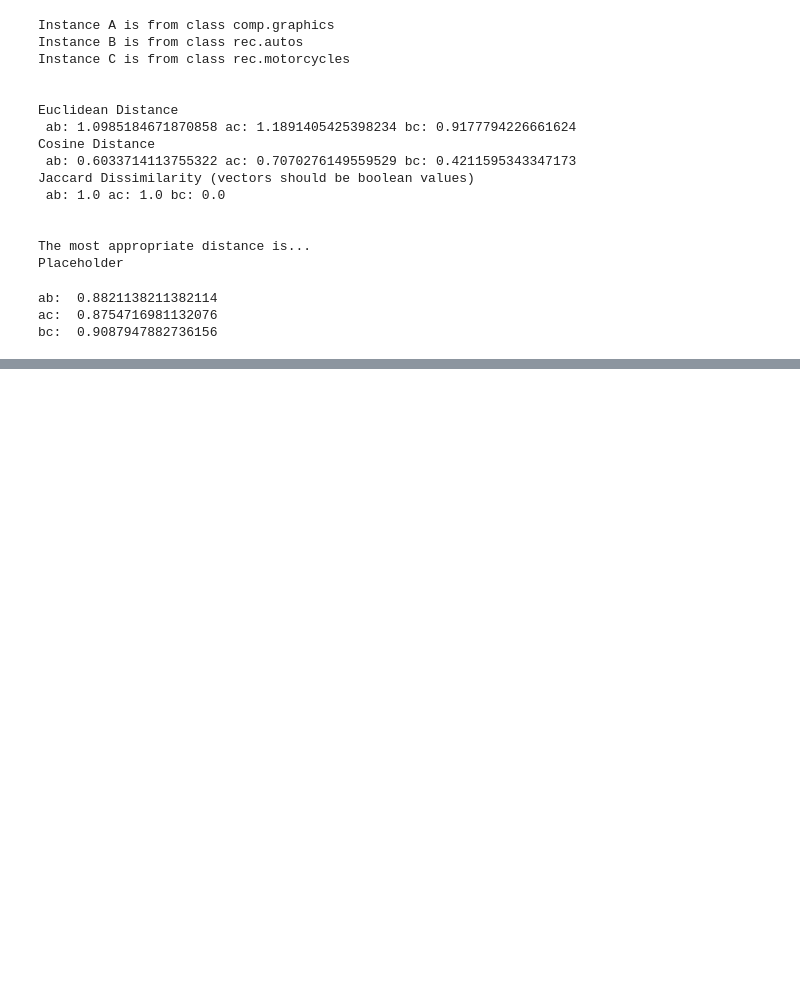
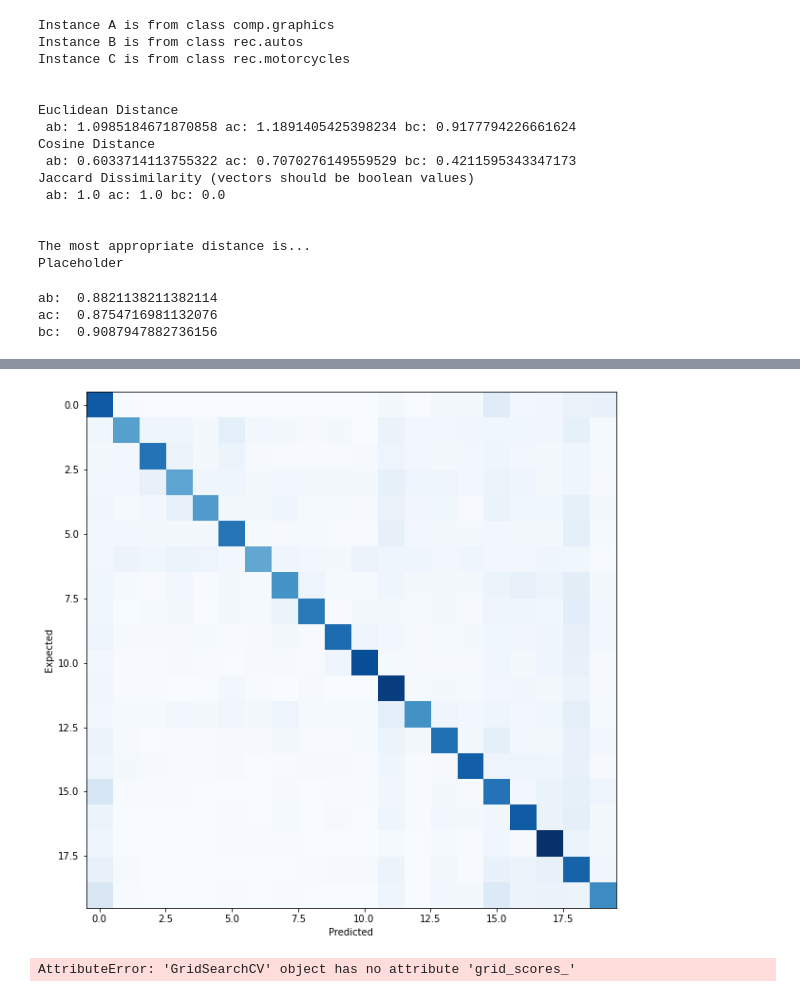
Before and after one commit to rickfontenot/airbnb, a Jupyter notebook: InClass/Working Files/ICA3_DataMining-Rick.ipynb, the cells around one changed output, grey strips where cells are left out. Cells and saved outputs as stored; diff of their text form; code cells hidden in the pictures; blank space fills up the shorter version.

```diff
--- a/InClass/Working Files/ICA3_DataMining-Rick.ipynb
+++ b/InClass/Working Files/ICA3_DataMining-Rick.ipynb
@@ -154,0 +161,34 @@ bc:  0.9087947882736156
+# %%
+%%time
+from sklearn.neighbors import KNeighborsClassifier
+from sklearn.model_selection import StratifiedKFold
+from sklearn.model_selection import StratifiedShuffleSplit
+from sklearn.preprocessing import StandardScaler
+import numpy as np
+from sklearn import metrics as mt
+
+
+# create variables we are more familiar with
+X = ds.data
+y = ds.target
+yhat = np.zeros(y.shape) # we will fill this with predictions
+
+#Scaling may not be working right with sparse data, much lower accuracy
+#scl = StandardScaler(with_mean=False) #with_mean=False needed for sparse matrix
+#X = scl.fit_transform(X)
+
+# create cross validation iterator
+#cv = StratifiedKFold(n_splits=10)
+cv = StratifiedShuffleSplit(test_size = 0.5, train_size=0.5, random_state=12345)
+
+# get a handle to the classifier object, which defines the type
+clf = KNeighborsClassifier(n_neighbors=1)
+
+# now iterate through and get predictions, saved to the correct row in yhat
+# NOTE: you can parallelize this using the cross_val_predict method
+for train, test in cv.split(X,y):
+    clf.fit(X[train],y[train])
+    yhat[test] = clf.predict(X[test])
+
+total_accuracy = mt.accuracy_score(y, yhat)
+print ('KNN accuracy', total_accuracy)
@@ -154,0 +199,33 @@ bc:  0.9087947882736156
+# %%
+from sklearn.metrics import confusion_matrix
+from matplotlib import pyplot as plt
+
+plt.subplots(figsize=(10, 10))
+cm = confusion_matrix(y_true=y, y_pred=yhat)
+cm_normalized = cm.astype('float') / cm.sum(axis=1)[:, np.newaxis]
+plt.imshow(cm_normalized,cmap=plt.get_cmap('Blues'),aspect='auto')
+plt.xlabel('Predicted')
+plt.ylabel('Expected')
+plt.grid(False)
+# %% [output]
+[figure, added]
+# %%
+from sklearn.model_selection import GridSearchCV
+
+knn = KNeighborsClassifier(n_neighbors=5)
+
+k_range = list(range(1, 31))
+
+param_grid = dict(n_neighbors=k_range)
+
+grid = GridSearchCV(knn, param_grid, cv=cv, scoring='accuracy')
+grid.fit(X, y)
+
+
+grid_mean_scores = [result.mean_validation_score for result in grid.grid_scores_]
+
+plt.plot(k_range, grid_mean_scores)
+plt.xlabel('Value of K for KNN')
+plt.ylabel('Cross-Validated Accuracy')
+# %% [output]
+AttributeError: 'GridSearchCV' object has no attribute 'grid_scores_'
```
Also changed, not shown: parts of 4 cells of this notebook.
